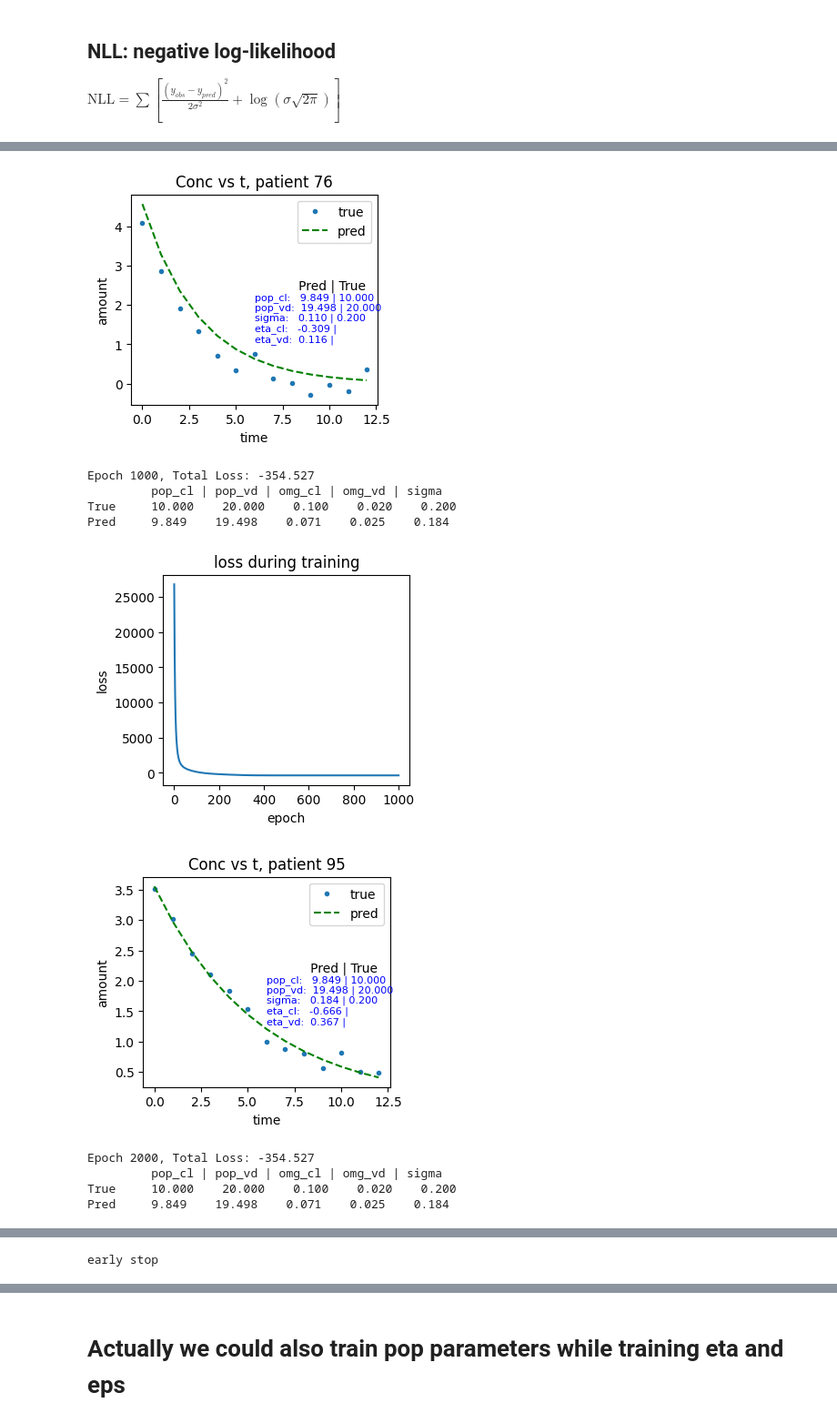
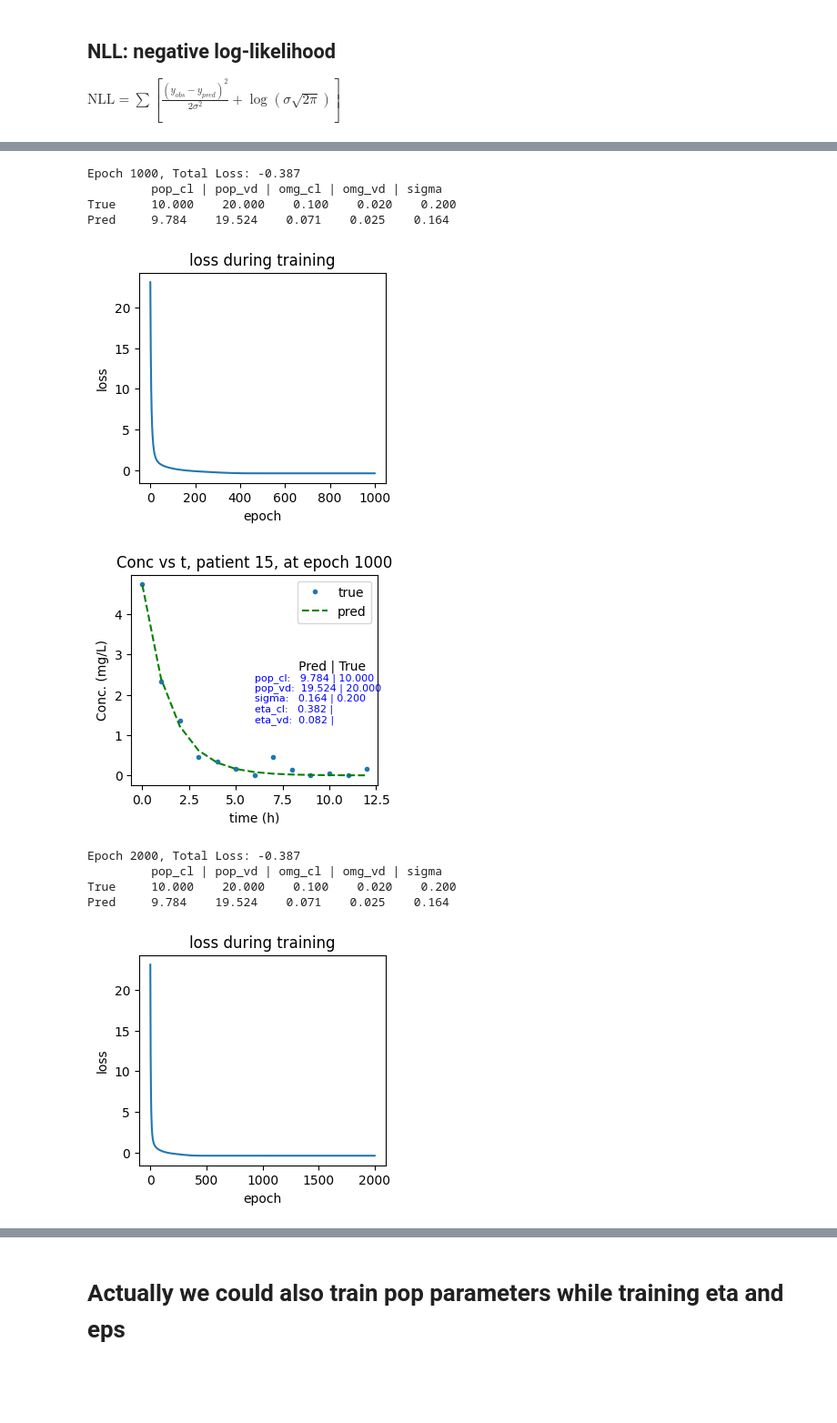
Before and after one commit to yingzibu/ODE, a Jupyter notebook: learn/nonmem/eta_eps_gradient_descent.ipynb, the cells around one changed output, grey strips where cells are left out. Shown at 91% size. Drawn from its saved outputs; the diff is of its cells as text; code cells hidden in the pictures; blank space fills up the shorter version.

```diff
--- a/learn/nonmem/eta_eps_gradient_descent.ipynb
+++ b/learn/nonmem/eta_eps_gradient_descent.ipynb
@@ -85,7 +112,7 @@ class global_estimation(nn.Module):
         self.vd = torch.nn.Parameter(torch.tensor(0.1))
         self.cl = torch.nn.Parameter(torch.tensor(0.1))
         self.device = device
-    def forward(self, t, Dose=100):
+    def forward(self, t, Dose=dose):
         conc = Dose/self.vd * torch.exp(-self.cl/self.vd * t)
         return conc.to(self.device)
 # %%
@@ -125,7 +152,7 @@ for epoch in tqdm(range(MAX_EPOCH), total=MAX_EPOCH):
         torch.save(model.state_dict(), model_path_)
     if epoch - min_epoch > patience: print('early stop'); break
 
-    if (epoch - 1) % verbose_freq == 0:
+    if epoch % verbose_freq == 0 and epoch >= verbose_freq:
         print(f'Epoch: {epoch}, Loss: {loss:.3f}');
         print(f'Vd({pop_vd}): {model.vd.item():.3f}, Cl({pop_cl}): {model.cl.item():.3f}')
         plt.plot(loss_all);
@@ -282,11 +301,16 @@ model = NNTest(pred_cl=pred_cl, pred_vd=pred_vd, train_pop=train_pop).to(device)
 
 $\text{NLL} = \sum \left[\frac{(y_{obs}- y_{pred})^2}{2\sigma^2} + \log (\sigma \sqrt{2\pi})\right]$
 # %%
-def plot_pred_vs_true(idx, t, observed, pred):
+def plot_pred_vs_true(idx, t, observed, pred, epoch=None):
     plt.plot(t.cpu().numpy().tolist()[0], observed.cpu().numpy().tolist()[0], '.',
              t.cpu().numpy().tolist()[0], pred.detach().cpu().numpy().tolist()[0], '--g')
-    plt.title(f'Conc vs t, patient {idx.item()}')
-    plt.xlabel('time'); plt.ylabel('amount'); plt.legend(['true', 'pred']);
+    if epoch == None: # this is evaluation
+        title_here = f'Conc vs t, patient {idx.item()}'
+    else:
+        title_here = f'Conc vs t, patient {idx.item()}, at epoch {epoch}'
+    plt.title(title_here)
+
+    plt.xlabel('time (h)'); plt.ylabel('Conc. (mg/L)'); plt.legend(['true', 'pred']);
     plt.annotate(f'           Pred | True ',
                 xy=(0.5, 0.55), xycoords='axes fraction', fontsize=10, color='black')
 
@@ -305,13 +329,12 @@ def plot_pred_vs_true(idx, t, observed, pred):
 def nll_loss(model, t, observed_data, patient_idx, Dose=100):
     # Get predictions from the model for a specific patient
     pred = model(t, patient_idx, Dose)
-
     # Residual error (sigma)
-    sigma = model.sigma + 1e-8
+    sigma = model.sigma + 1e-8 # add stability
 
     # Compute the negative log-likelihood (NLL)
     nll = (observed_data - pred) ** 2 / (2 * sigma ** 2) \
             + torch.log(sigma * torch.sqrt(torch.tensor(2 * torch.pi,
                                                         device=model.device)))
 
-    return torch.sum(nll)
+    return torch.mean(nll)
@@ -318,7 +343,12 @@ def nll_loss(model, t, observed_data, patient_idx, Dose=100):
 # %%
+# do no train the pop parameters that was already estimated
+train_pop = False
+print('fixed pop_cl and pop_vd, will not update during training')
+
+model = NNTest(pred_cl=pred_cl, pred_vd=pred_vd, train_pop=train_pop).to(device)
 optimizer = torch.optim.AdamW(model.parameters(), lr=0.01, weight_decay=1e-3)
 model_path_var = 'test_.pt'
-# Training loop
+
 num_epochs = 1000000
 min_loss = np.inf
 min_epoch = 0
@@ -326,7 +356,7 @@ loss_list = []
 matplotlib.rcParams['figure.figsize'] = (3.5, 3)
 patience_here = 1000
 
-for epoch in range(num_epochs):
+for epoch in tqdm(range(num_epochs), total=num_epochs, desc='training'):
     model.train()
     optimizer.zero_grad()
 
@@ -336,6 +366,7 @@ for epoch in range(num_epochs):
         idx, t, observed = batch
         loss = nll_loss(model, t, observed, idx)
         total_loss += loss
+    total_loss /= len(dataloader)
     model.update_omg()
     loss_list.append(total_loss.item())
 
@@ -352,7 +383,7 @@ for epoch in range(num_epochs):
         print('early stop'); break
     # for p in model.parameters(): p.data.clamp_(min=0)
 
-    if epoch % 1000 == 0:
+    if epoch % 1000 == 0 and epoch > 100:
         model.eval()
 
         with torch.no_grad():
@@ -360,7 +391,8 @@ for epoch in range(num_epochs):
             except: model_pop_cl = model.pop_cl
             try: model_pop_vd = model.pop_vd.item()
             except: model_pop_vd = model.pop_vd
-            print(f'Epoch {epoch}, Total Loss: {total_loss.item():.3f}')
+            print(f'\nEpoch {epoch}, Total Loss: {total_loss.item():.3f}')
+
             print('\t pop_cl | pop_vd | omg_cl | omg_vd | sigma')
             print(f'True \t {pop_cl:.3f}    {pop_vd:.3f}    {omg_cl:.3f}    {omg_vd:.3f}    {sigma:.3f}')
             print(f'Pred \t {model_pop_cl:.3f}    {model_pop_vd:.3f}',
@@ -373,5 +405,5 @@ for epoch in range(num_epochs):
                 plt.show();plt.close()
 
             pred = model(t, idx, Dose=100)
-            plot_pred_vs_true(idx, t, observed, pred)
+            plot_pred_vs_true(idx, t, observed, pred, epoch=epoch)
 # %% [output]
@@ -382,11 +411,11 @@ Pred     9.849    19.498    0.082    0.096    0.110
+Epoch 1000, Total Loss: -0.387
+         pop_cl | pop_vd | omg_cl | omg_vd | sigma
+True     10.000    20.000    0.100    0.020    0.200
+Pred     9.784    19.524    0.071    0.025    0.164
-[figure, old version]
+[figure, new version]
-Epoch 1000, Total Loss: -354.527
-         pop_cl | pop_vd | omg_cl | omg_vd | sigma
-True     10.000    20.000    0.100    0.020    0.200
-Pred     9.849    19.498    0.071    0.025    0.184
-[figure, old version]
+[figure, new version]
+Epoch 2000, Total Loss: -0.387
+         pop_cl | pop_vd | omg_cl | omg_vd | sigma
+True     10.000    20.000    0.100    0.020    0.200
+Pred     9.784    19.524    0.071    0.025    0.164
-[figure, old version]
+[figure, new version]
-Epoch 2000, Total Loss: -354.527
-         pop_cl | pop_vd | omg_cl | omg_vd | sigma
-True     10.000    20.000    0.100    0.020    0.200
-Pred     9.849    19.498    0.071    0.025    0.184
@@ -401,4 +424,3 @@ Pred     9.849    19.498    0.071    0.025    0.184
-early stop
 # %%
 load_model(model, model_path_var)
 model.eval()
```
Also changed, not shown: parts of 16 cells of this notebook.
